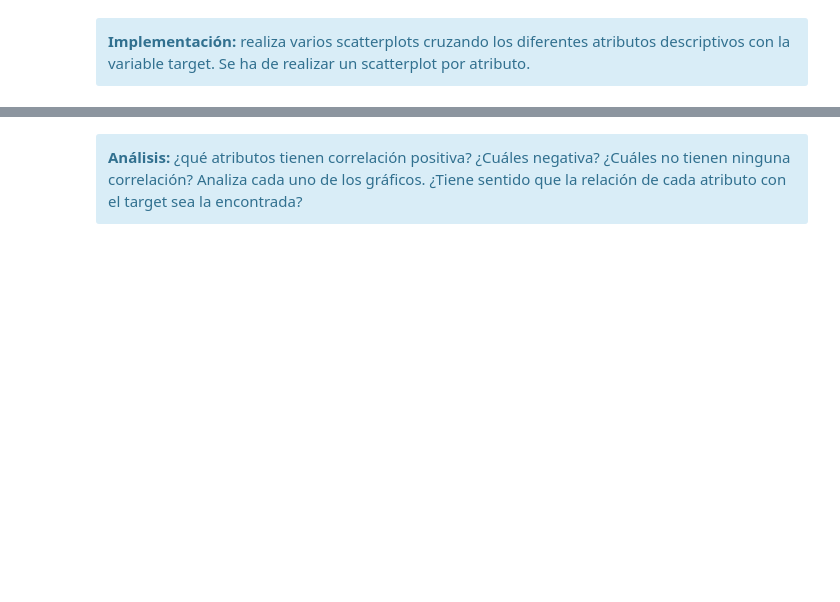
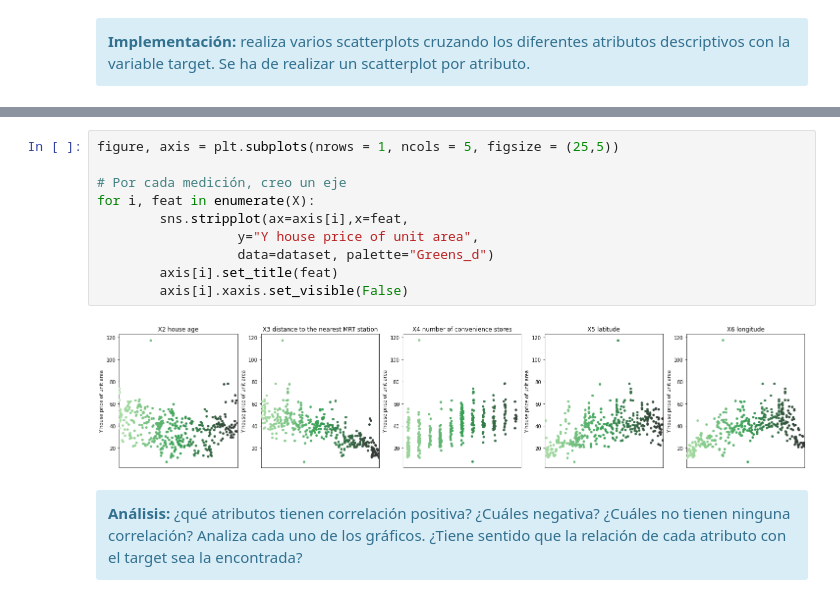
Before and after one commit to fmorales93/PEC3, a Jupyter notebook: 20211_M2.855_PEC3_Enunciado.ipynb, the cells around one changed output, grey strips where cells are left out. Saved outputs shown, nothing was run; the diff lists cells and outputs as text; blank space fills up the shorter version.

```diff
--- a/20211_M2.855_PEC3_Enunciado.ipynb
+++ b/20211_M2.855_PEC3_Enunciado.ipynb
@@ -545,3 +574,15 @@ Ya tenemos las variables finales con las que trabajaremos. Vamos a observar ahor
+# %%
+figure, axis = plt.subplots(nrows = 1, ncols = 5, figsize = (25,5))
+
+# Por cada medición, creo un eje
+for i, feat in enumerate(X):
+        sns.stripplot(ax=axis[i],x=feat,
+                  y="Y house price of unit area",
+                  data=dataset, palette="Greens_d")
+        axis[i].set_title(feat)
+        axis[i].xaxis.set_visible(False)
+# %% [output]
+[figure, added]
 # %% [markdown]
 <div class="alert alert-block alert-info">
 <strong>Análisis:</strong> ¿qué atributos tienen correlación positiva? ¿Cuáles negativa? ¿Cuáles no tienen ninguna correlación? Analiza cada uno de los gráficos. ¿Tiene sentido que la relación de cada atributo con el target sea la encontrada?
```
Also changed, not shown: parts of 12 cells of this notebook.
